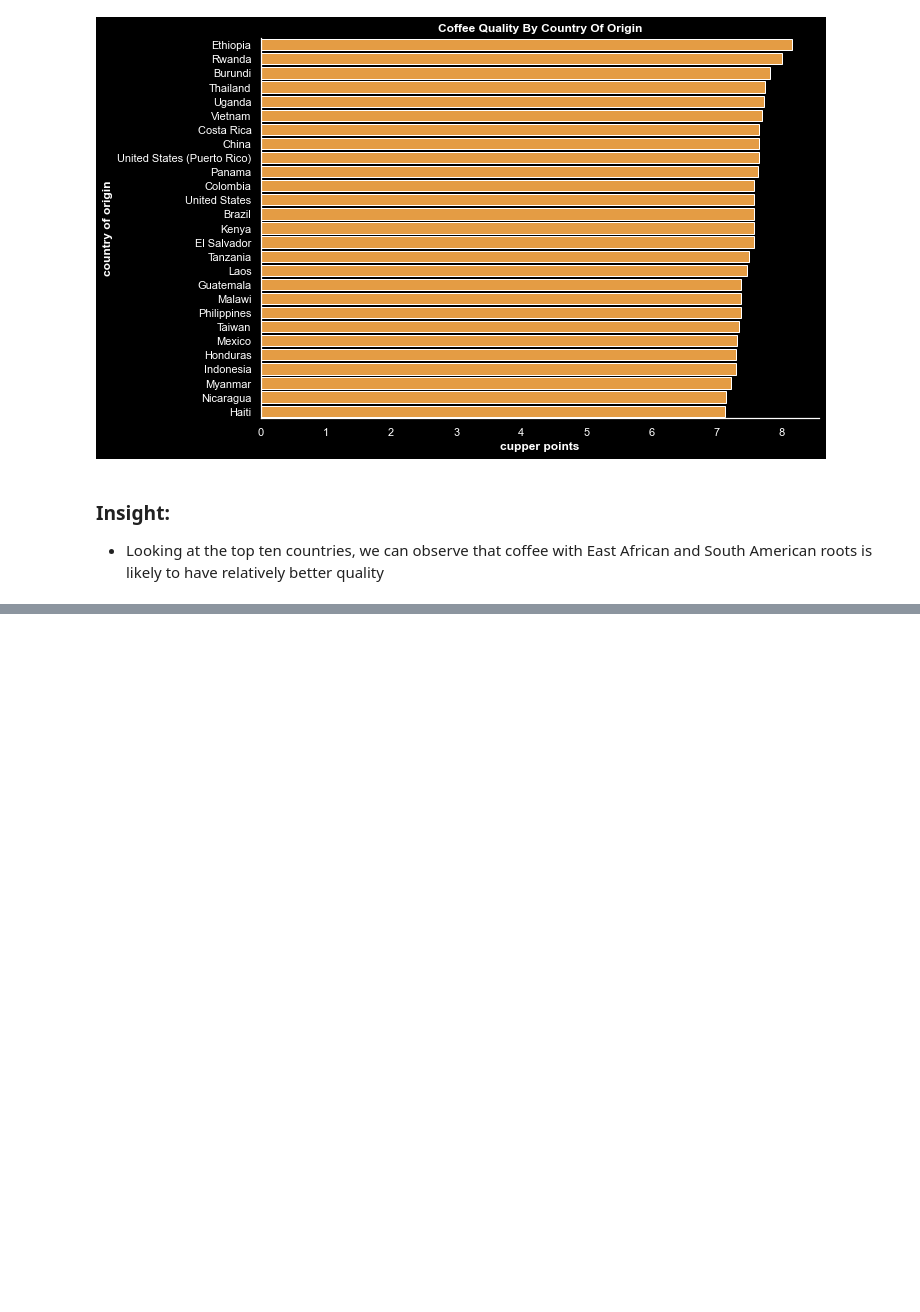
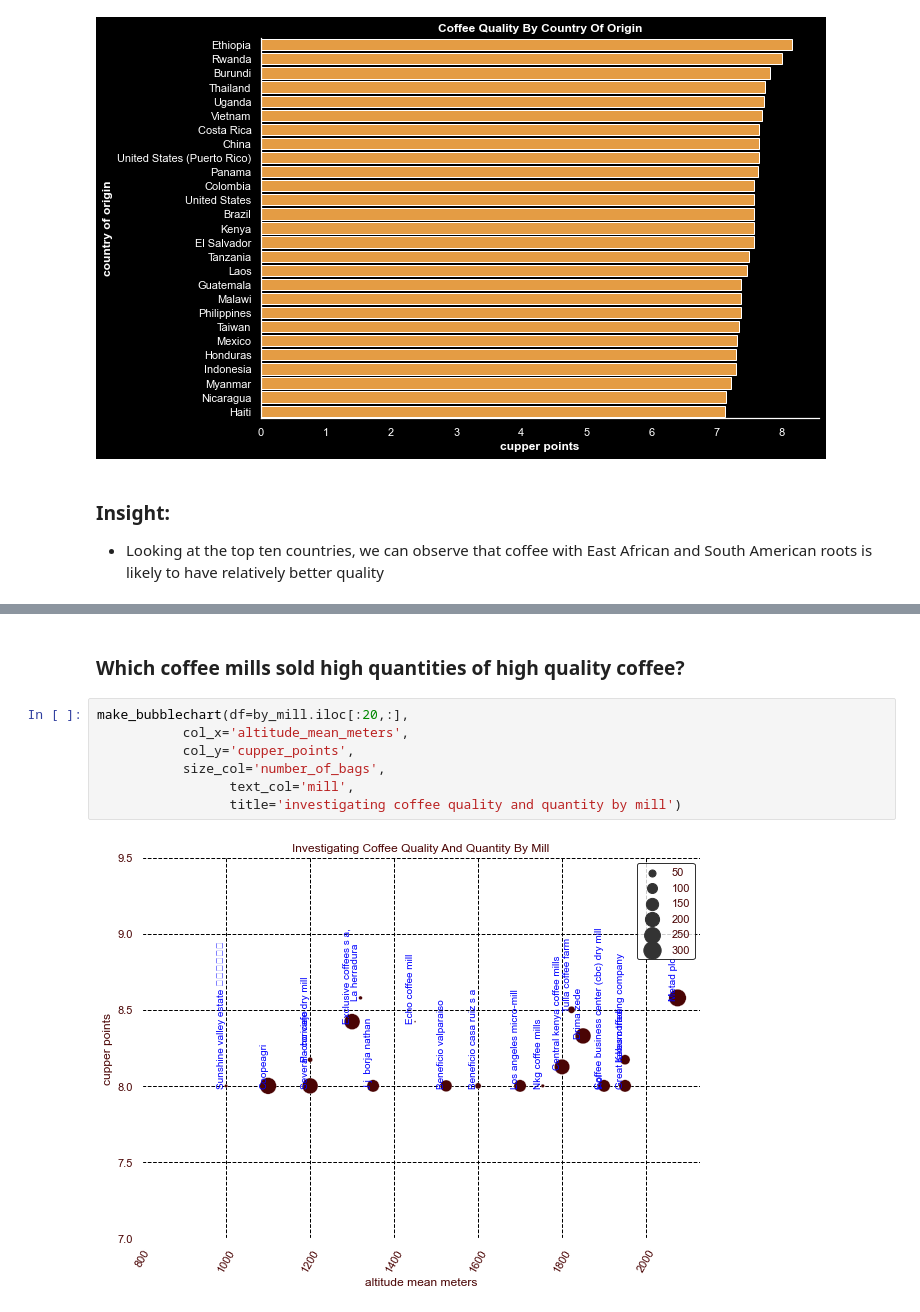
Before and after one commit to Leroywrld/Monitoring-Coffee-Quality, a Jupyter notebook: Coffee_Explore.ipynb, the cells around one changed output, grey strips where cells are left out. Saved outputs shown, nothing was run; the diff lists cells and outputs as text; blank space fills up the shorter version.

```diff
--- a/Coffee_Explore.ipynb
+++ b/Coffee_Explore.ipynb
@@ -470,0 +555,11 @@ make_barplot(df=by_country,
+# %% [markdown]
+### Which coffee mills sold high quantities of high quality coffee?
+# %%
+make_bubblechart(df=by_mill.iloc[:20,:],
+           col_x='altitude_mean_meters',
+           col_y='cupper_points',
+           size_col='number_of_bags',
+                 text_col='mill',
+                 title='investigating coffee quality and quantity by mill')
+# %% [output]
+[figure, added]
```
Also changed, not shown: parts of 14 cells of this notebook.
